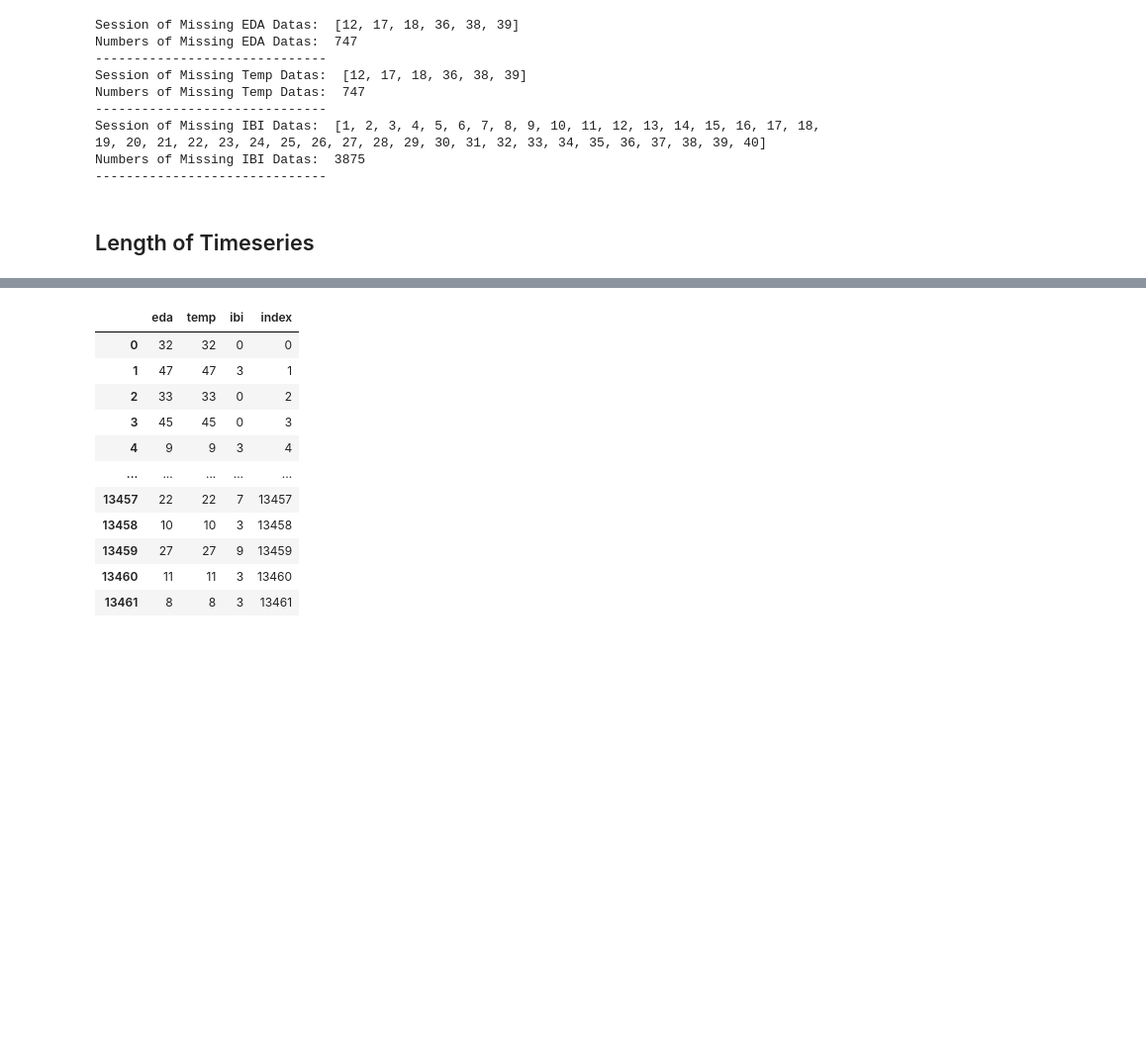
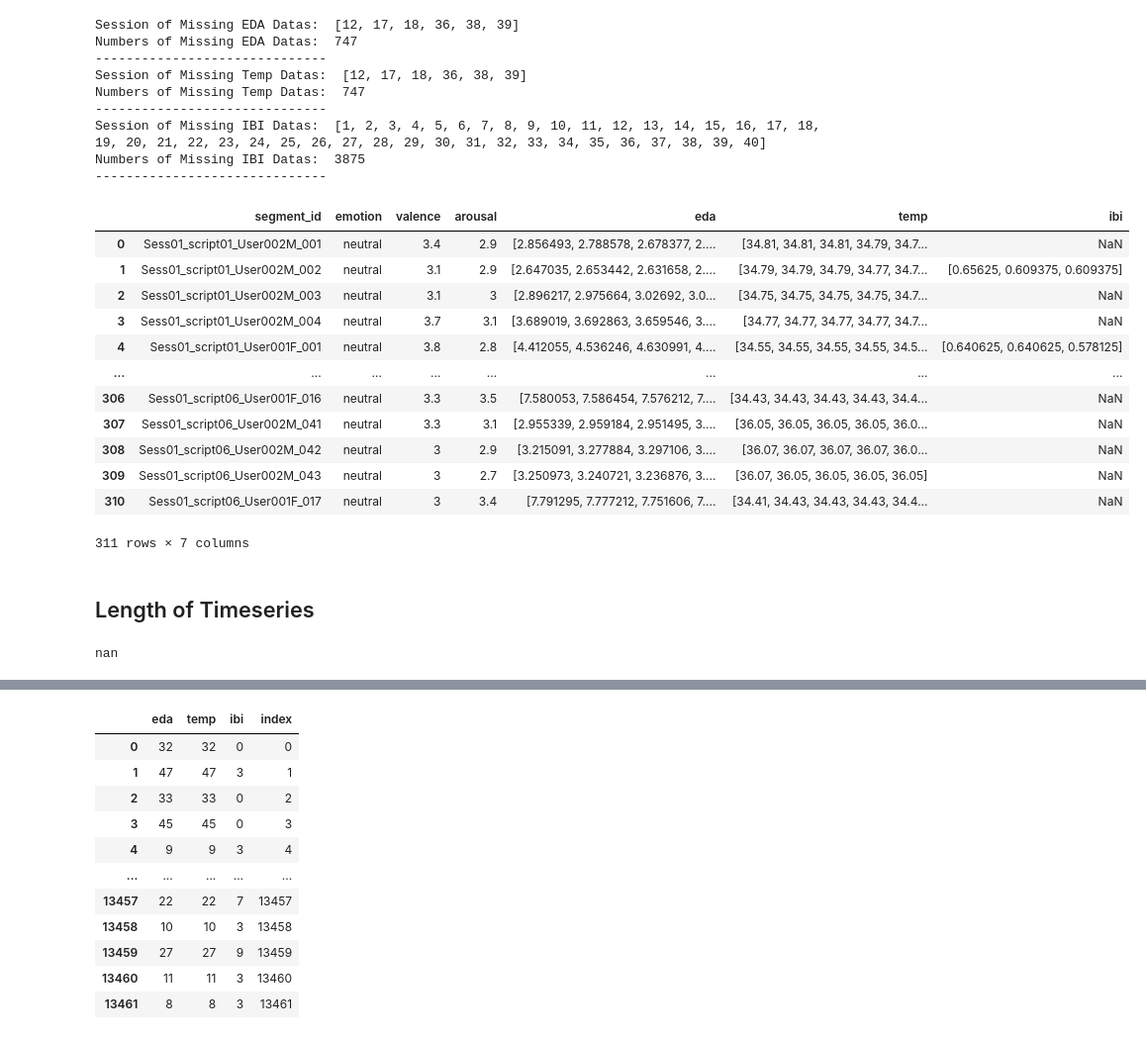
Before and after one commit to ARP-Lab/multi_modal, a Jupyter notebook: model/ts_analysis.ipynb, the cells around one changed output, grey strips where cells are left out. Shown at 99% size. Saved outputs shown, nothing was run; the diff lists cells and outputs as text; code cells hidden in the pictures; blank space fills up the shorter version.

```diff
--- a/model/ts_analysis.ipynb
+++ b/model/ts_analysis.ipynb
@@ -197,8 +236,28 @@ Numbers of Missing Temp Datas:  747
 Session of Missing IBI Datas:  [1, 2, 3, 4, 5, 6, 7, 8, 9, 10, 11, 12, 13, 14, 15, 16, 17, 18, 19, 20, 21, 22, 23, 24, 25, 26, 27, 28, 29, 30, 31, 32, 33, 34, 35, 36, 37, 38, 39, 40]
 Numbers of Missing IBI Datas:  3875
 ------------------------------
+# %%
+target_data_frames[1]
+# %% [output]
+|  | segment_id | emotion | valence | arousal | eda | temp | ibi |
+| 0 | Sess01_script01_User002M_001 | neutral | 3.4 | 2.9 | [2.856493, 2.788578, 2.678377, 2.... | [34.81, 34.81, 34.81, 34.79, 34.7... | NaN |
+| 1 | Sess01_script01_User002M_002 | neutral | 3.1 | 2.9 | [2.647035, 2.653442, 2.631658, 2.... | [34.79, 34.79, 34.79, 34.77, 34.7... | [0.65625, 0.609375, 0.609375] |
+| 2 | Sess01_script01_User002M_003 | neutral | 3.1 | 3 | [2.896217, 2.975664, 3.02692, 3.0... | [34.75, 34.75, 34.75, 34.75, 34.7... | NaN |
+| 3 | Sess01_script01_User002M_004 | neutral | 3.7 | 3.1 | [3.689019, 3.692863, 3.659546, 3.... | [34.77, 34.77, 34.77, 34.77, 34.7... | NaN |
+| 4 | Sess01_script01_User001F_001 | neutral | 3.8 | 2.8 | [4.412055, 4.536246, 4.630991, 4.... | [34.55, 34.55, 34.55, 34.55, 34.5... | [0.640625, 0.640625, 0.578125] |
+| ... | ... | ... | ... | ... | ... | ... | ... |
+| 306 | Sess01_script06_User001F_016 | neutral | 3.3 | 3.5 | [7.580053, 7.586454, 7.576212, 7.... | [34.43, 34.43, 34.43, 34.43, 34.4... | NaN |
+| 307 | Sess01_script06_User002M_041 | neutral | 3.3 | 3.1 | [2.955339, 2.959184, 2.951495, 3.... | [36.05, 36.05, 36.05, 36.05, 36.0... | NaN |
+| 308 | Sess01_script06_User002M_042 | neutral | 3 | 2.9 | [3.215091, 3.277884, 3.297106, 3.... | [36.07, 36.07, 36.07, 36.07, 36.0... | NaN |
+| 309 | Sess01_script06_User002M_043 | neutral | 3 | 2.7 | [3.250973, 3.240721, 3.236876, 3.... | [36.07, 36.05, 36.05, 36.05, 36.05] | NaN |
+| 310 | Sess01_script06_User001F_017 | neutral | 3 | 3.4 | [7.791295, 7.777212, 7.751606, 7.... | [34.41, 34.43, 34.43, 34.43, 34.4... | NaN |
+311 rows × 7 columns
 # %% [markdown]
 ## Length of Timeseries
+# %%
+target_data_frames[12]['eda'].apply(make_list)[1]
+# %% [output]
+nan
 # %%
 eda_len = []
 temp_len = []
```
Also changed, not shown: parts of 29 cells of this notebook.
